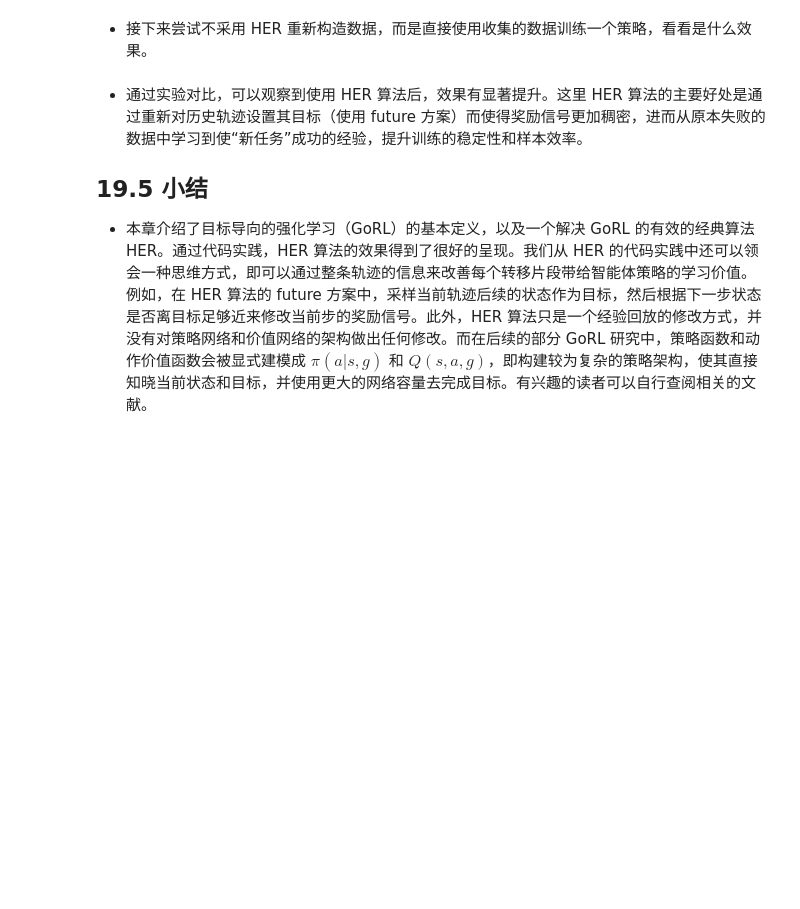
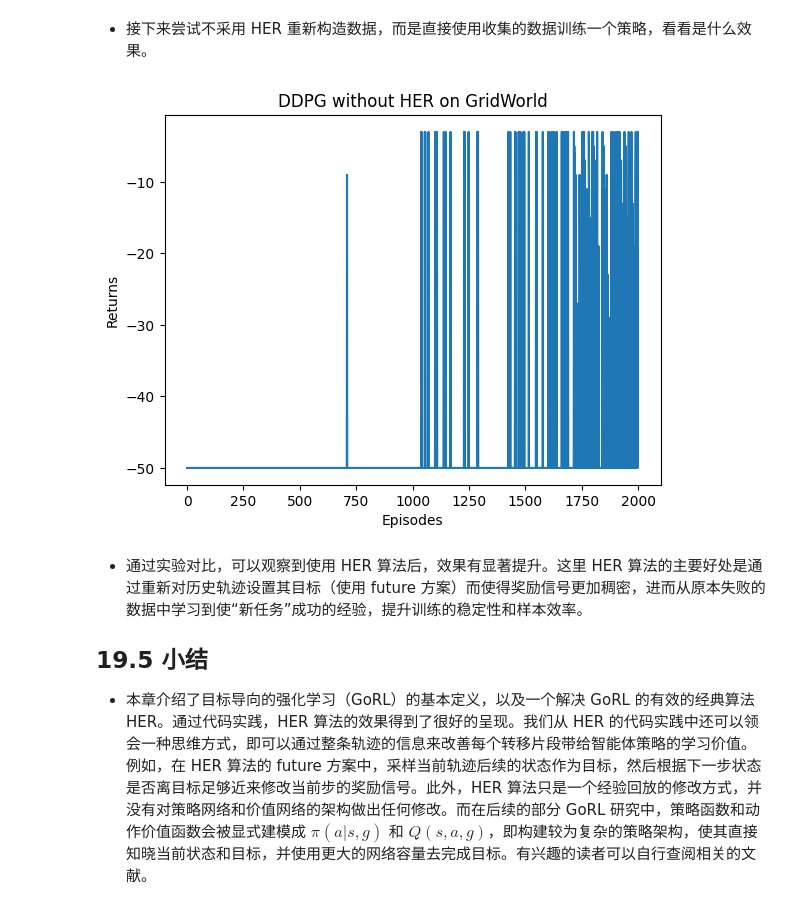
Before and after one commit to Dreamer-124/RL-Study, a Jupyter notebook: 19.目标导向的强化学习.ipynb, the cells around one changed output. Drawn from its saved outputs; the diff is of its cells as text; code cells hidden in the pictures; blank space fills up the shorter version.

```diff
--- a/19.目标导向的强化学习.ipynb
+++ b/19.目标导向的强化学习.ipynb
@@ -340,34 +342,36 @@ for i in range(10):
             episode_return = 0
             state = env.reset()
             traj = Trajectory(state)
             done = False
             while not done:
                 action = agent.take_action(state)
                 state, reward, done = env.step(action)
                 episode_return += reward
                 traj.store_step(action, state, reward, done)
             replay_buffer.add_trajectory(traj)
             return_list.append(episode_return)
             if replay_buffer.size() >= minimal_episodes:
                 for _ in range(n_train):
                     # 和使用HER训练的唯一区别
                     transition_dict = replay_buffer.sample(batch_size, False)
                     agent.update(transition_dict)
-            if (i_episode + 1) % 10 == 0
+            if (i_episode + 1) % 10 == 0:
                 pbar.set_postfix({
                     'episode':
                     '%d' % (num_episodes / 10 * i + i_episode + 1),
                     'return':
                     '%.3f' % np.mean(return_list[-10:])
                 })
             pbar.update(1)
 
 episodes_list = list(range(len(return_list)))
 plt.plot(episodes_list, return_list)
 plt.xlabel('Episodes')
 plt.ylabel('Returns')
 plt.title('DDPG without HER on {}'.format('GridWorld'))
 plt.show()
+# %% [output]
+[figure, added]
 # %% [markdown]
 - 通过实验对比，可以观察到使用 HER 算法后，效果有显著提升。这里 HER 算法的主要好处是通过重新对历史轨迹设置其目标（使用 future 方案）而使得奖励信号更加稠密，进而从原本失败的数据中学习到使“新任务”成功的经验，提升训练的稳定性和样本效率。
 
```
Also changed, not shown: parts of 1 cell of this notebook, 5 other files.
